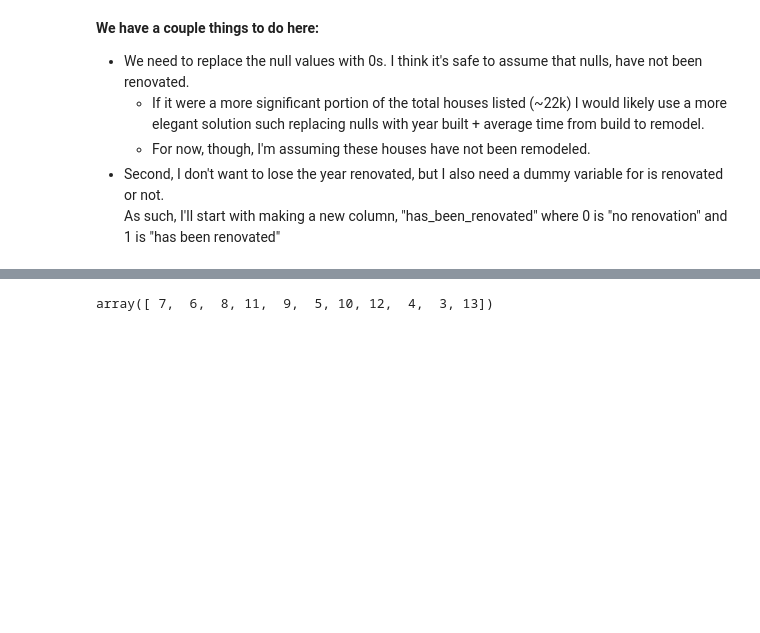
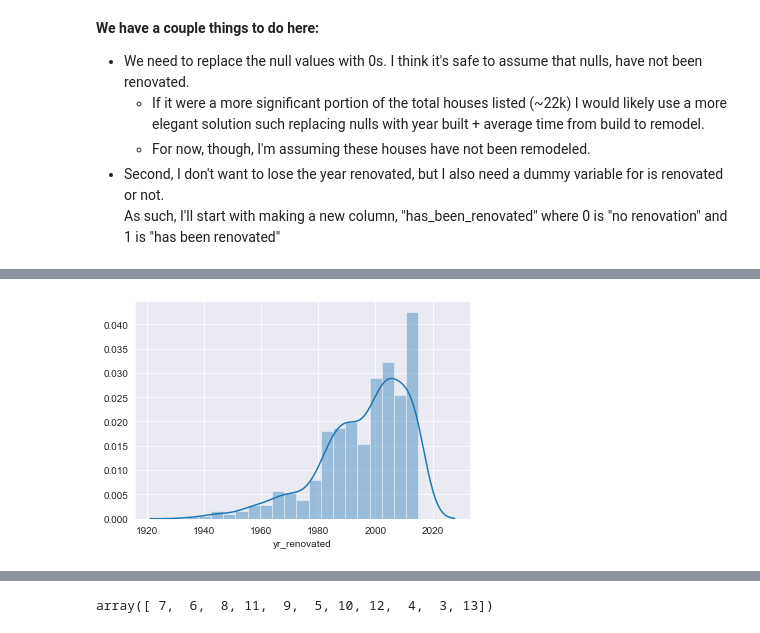
Before and after one commit to thomaskbrown18/Predicting_Home_Prices, a Jupyter notebook: student.ipynb, the cells around one changed output, grey strips where cells are left out. Cells and saved outputs as stored; diff of their text form; code cells hidden in the pictures; blank space fills up the shorter version.

```diff
--- a/student.ipynb
+++ b/student.ipynb
@@ -183,0 +212,6 @@ As such, I'll start with making a new column, "has_been_renovated" where 0 is "n
+# %%
+# Histogram of renovation for homes that have seen a renovation.
+dftest = df[df['yr_renovated'] > 1]
+sns.distplot(dftest.yr_renovated);
+# %% [output]
+[figure, added]
```
Also changed, not shown: parts of 62 cells of this notebook.
